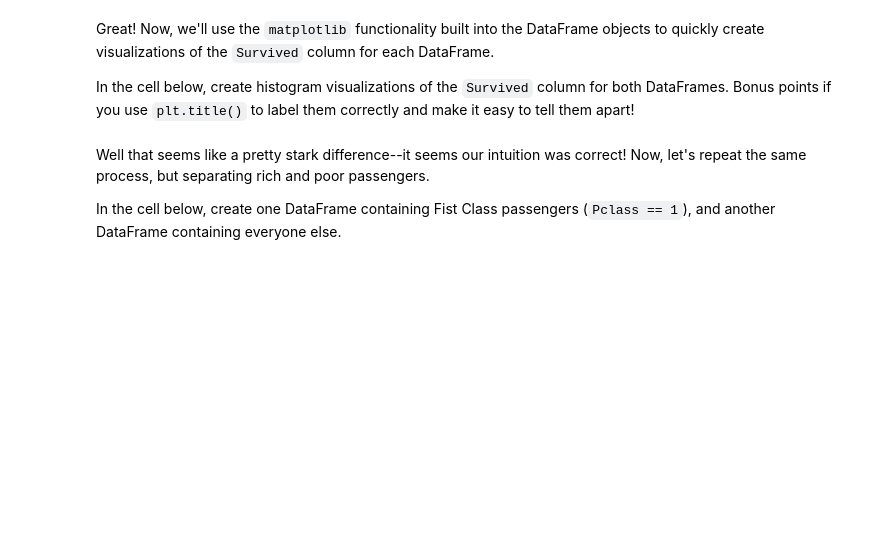
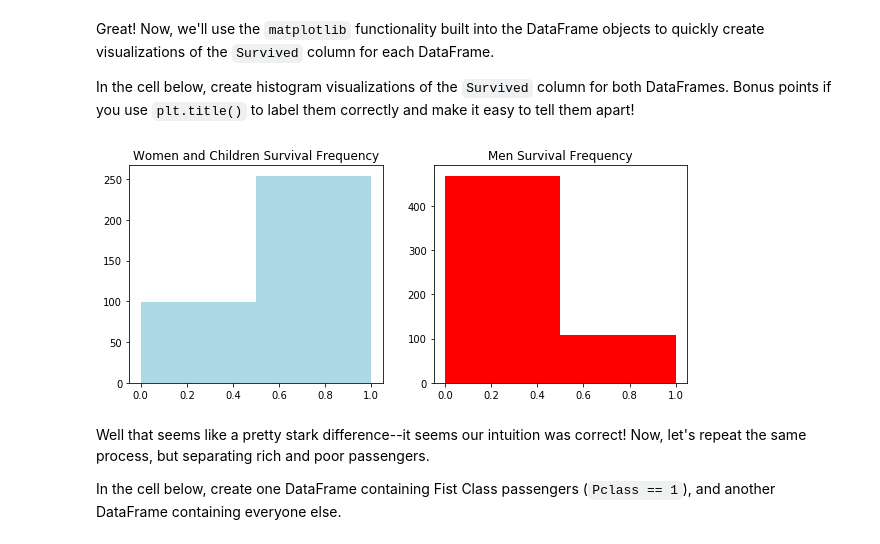
Before and after one commit to jackielebwohl/flatiron-labs_and_projects, a Jupyter notebook: section05/dsc-0-05-16-sql-with-pandas-online-ds-pt-112618/index.ipynb, the cells around one changed output. Saved outputs shown, nothing was run; the diff lists cells and outputs as text; code cells hidden in the pictures; blank space fills up the shorter version.

```diff
--- a/section05/dsc-0-05-16-sql-with-pandas-online-ds-pt-112618/index.ipynb
+++ b/section05/dsc-0-05-16-sql-with-pandas-online-ds-pt-112618/index.ipynb
@@ -76,7 +91,40 @@ women_and_children_df = None
+# %%
+women_and_children_df = df.loc[(df['Sex']=='female') | (df['Age'] < 15)]
+women_and_children_df
+
+male_df=df.loc[df['Sex'] == 'male']
 # %% [markdown]
 Great! Now, we'll use the `matplotlib` functionality built into the DataFrame objects to quickly create visualizations of the `Survived` column for each DataFrame.
 
 In the cell below, create histogram visualizations of the `Survived` column for both DataFrames.  Bonus points if you use `plt.title()` to label them correctly and make it easy to tell them apart!
+# %%
+#ax=women_and_children_df.hist('Survived', bins=2)
+
+
+#ax2=male_df.hist('Survived', bins=2)
+
+new_figure = plt.figure(figsize=(10,4))
+
+# Add a subplot to the figure - a new axes
+ax = new_figure.add_subplot(121)
+
+# Add a second subplot to the figure - a new axes
+ax2 = new_figure.add_subplot(122)
+
+# Generate a line plot on first axes
+ax.hist(women_and_children_df.Survived, color='lightblue', bins=2)
+
+# Draw a scatter plot on 2nd axes
+ax2.hist(male_df.Survived, color='red', bins=2)
+
+ax.set_title('Women and Children Survival Frequency')
+ax2.set_title('Men Survival Frequency')
+
+
+# Show the plot
+plt.show()
+# %% [output]
+[figure, added]
 # %% [markdown]
 Well that seems like a pretty stark difference--it seems our intuition was correct!  Now, let's repeat the same process, but separating rich and poor passengers.
 
```
Also changed, not shown: parts of 24 cells of this notebook.
